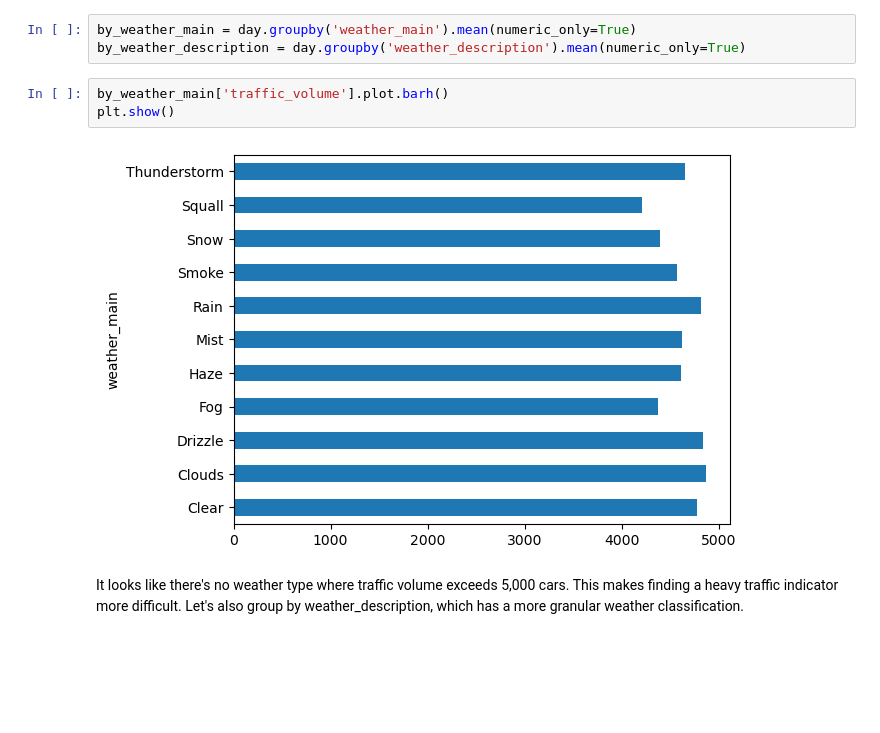
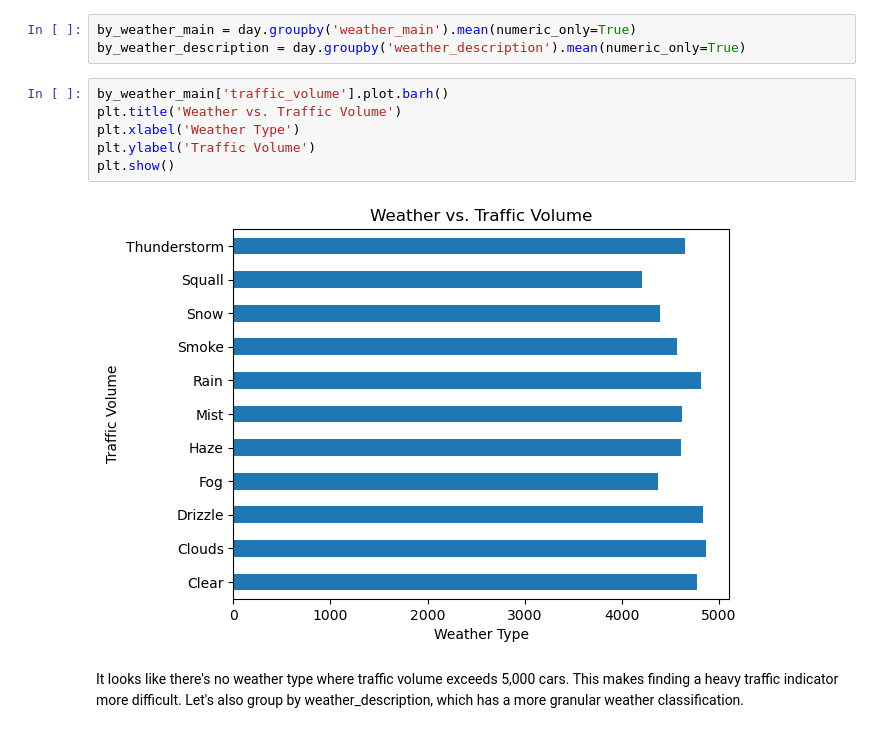
Before and after one commit to amcl11/traffic_data_analysis, a Jupyter notebook: traffic_analysis.ipynb, the cells around one changed output. Drawn from its saved outputs; the diff is of its cells as text; blank space fills up the shorter version.

```diff
--- a/traffic_analysis.ipynb
+++ b/traffic_analysis.ipynb
@@ -348,9 +356,12 @@ by_weather_main = day.groupby('weather_main').mean(numeric_only=True)
 by_weather_description = day.groupby('weather_description').mean(numeric_only=True)
 # %%
 by_weather_main['traffic_volume'].plot.barh()
+plt.title('Weather vs. Traffic Volume')
+plt.xlabel('Weather Type')
+plt.ylabel('Traffic Volume')
 plt.show()
 # %% [output]
-[figure, old version]
+[figure, new version]
 # %% [markdown]
 It looks like there's no weather type where traffic volume exceeds 5,000 cars. This makes finding a heavy traffic indicator more difficult. Let's also group by weather_description, which has a more granular weather classification.
 # %%
```
Also changed, not shown: parts of 15 cells of this notebook, 9 other files.
